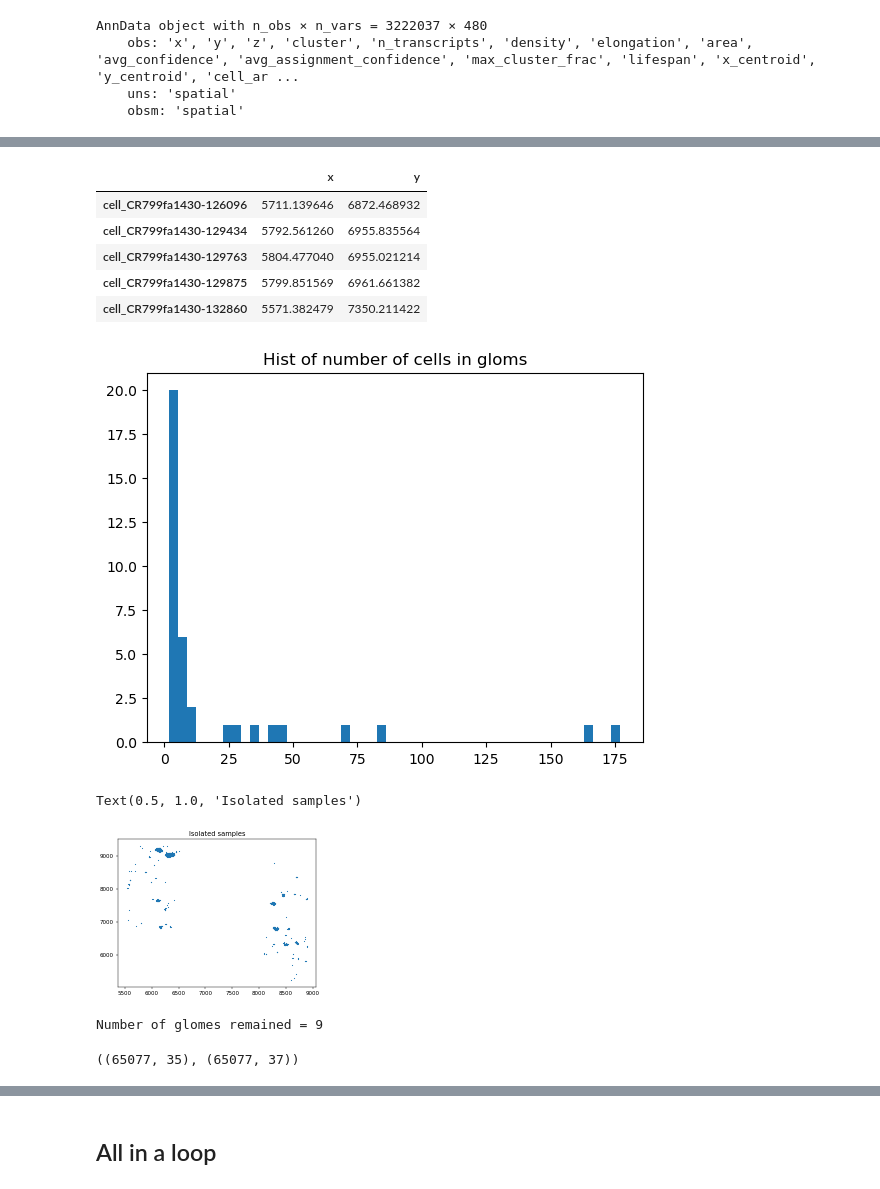
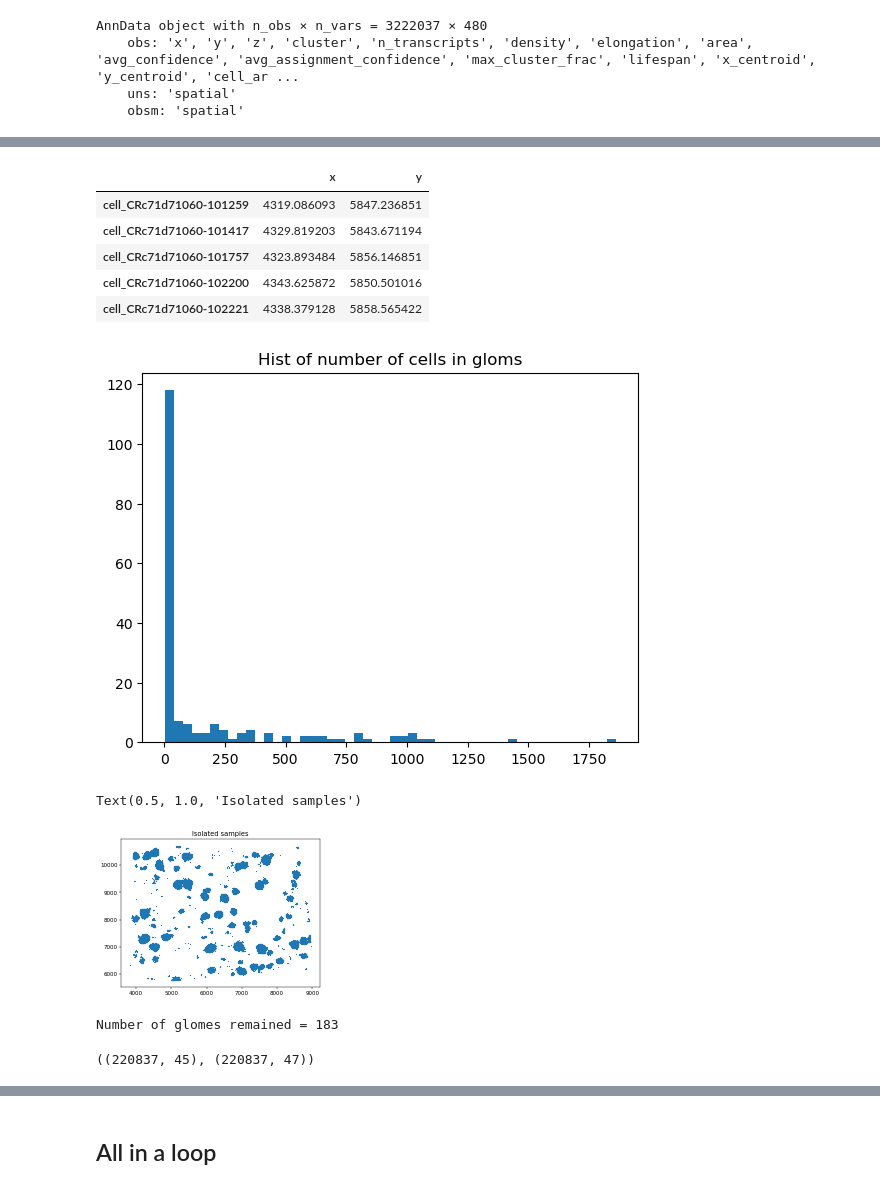
Before and after one commit to imsb-uke/xenium-cgn, a Jupyter notebook: notebooks/06_domain_identification/04_clean&number_gloms.ipynb, the cells around one changed output, grey strips where cells are left out. Saved outputs shown, nothing was run; the diff lists cells and outputs as text; code cells hidden in the pictures.

```diff
--- a/notebooks/06_domain_identification/04_clean&number_gloms.ipynb
+++ b/notebooks/06_domain_identification/04_clean&number_gloms.ipynb
@@ -44,6 +37,6 @@ threshol_set = {
 }
 # %%
-adata = sc.read_h5ad("data/adata_nichepca_all_with_domain.h5ad")
+adata = sc.read_h5ad("data/adata_nichepca_per_sample_with_domain_1.h5ad")
 adata = ad.AnnData(
     X=adata.X,
     obs=adata.obs,
@@ -80,57 +55,57 @@ list(sample_set)
 # %%
 ## Get glom locations
-i = 0
-sample = sample_set[i]
-sample = 'X13_GBM'
+# i = 0
+# sample = sample_set[i]
+sample = 'X21'
 
-adata_i = adata[adata.obs['Patient_Sample_ID'] == sample]
+adata_i = adata[adata.obs['sample'] == sample]
 df_glom_i = adata_i.obs.loc[adata_i.obs['domains'] == 'Glom.', ['x', 'y']]
 
 df_glom_i.head()
 # %% [output]
 |  | x | y |
-| cell_CR799fa1430-126096 | 5711.139646 | 6872.468932 |
-| cell_CR799fa1430-129434 | 5792.561260 | 6955.835564 |
-| cell_CR799fa1430-129763 | 5804.477040 | 6955.021214 |
-| cell_CR799fa1430-129875 | 5799.851569 | 6961.661382 |
-| cell_CR799fa1430-132860 | 5571.382479 | 7350.211422 |
+| cell_CRc71d71060-101259 | 4319.086093 | 5847.236851 |
+| cell_CRc71d71060-101417 | 4329.819203 | 5843.671194 |
+| cell_CRc71d71060-101757 | 4323.893484 | 5856.146851 |
+| cell_CRc71d71060-102200 | 4343.625872 | 5850.501016 |
+| cell_CRc71d71060-102221 | 4338.379128 | 5858.565422 |
 # %%
 # Cluster gloms
 ## Make a distnace matrix via KDTree
 coords = np.array(df_glom_i)
 kdtree = KDTree(coords)
-dist_mat = kdtree.sparse_distance_matrix(kdtree, max_distance=70)
+dist_mat = kdtree.sparse_distance_matrix(kdtree, max_distance=20)
 
 ## Convert into a "networkx" object
 edge_index = np.array(dist_mat.nonzero())
 G = nx.Graph()
 G.add_edges_from(edge_index.T)
 
 ## Get connected components
 cc = list(nx.connected_components(G))
 
 ## Plot hist for number of cells in gloms
 sizes = np.array([len(c) for c in cc])
 plt.hist(sizes, 50);
 plt.title("Hist of number of cells in gloms")
 plt.show()
 
 # plot
 dpi = 40
 plt.figure(dpi=dpi)
 plt.scatter(coords[:, 0], coords[:, 1], s=1, cmap="jet")
 plt.title("Isolated samples")
 # %% [output]
-[figure, old version]
+[figure, new version]
 Text(0.5, 1.0, 'Isolated samples')
-[figure, old version]
+[figure, new version]
 # %%
 # Set threshold
-threshold = [20, 800]
-remove_no = []
+threshold = [0, 8000]
+remove_no = [5,28,24,]
 
 # threshold = [0, 8000]
-# remove_no = []
+remove_no = []
 
 cc_filtered = [c for i, c in enumerate(cc) if (len(c) > threshold[0]) and (len(c) < threshold[1]) and (i not in remove_no)]
 
@@ -148,7 +123,7 @@ else:
                 glom_number.append(n)
                 break
 # %% [output]
-Number of glomes remained = 9
+Number of glomes remained = 183
 # %%
 # Make glom_adata "adata_glom" for sample i
 X_glom = adata_i.X[adata_i.obs['domains'] == 'Glom.', :].copy()
@@ -164,7 +139,7 @@ adata_glom.obs['glom_no'] = glom_number
 # %%
 # Add to the adata
 ## restrict adata to adata_i
-adata_i = adata[adata.obs['Patient_Sample_ID'] == sample].copy()
+adata_i = adata[adata.obs['sample'] == sample].copy()
 df_i = adata_glom.obs.copy()
 
 ## Merge df_gnn_i to adata_i.obs
@@ -175,7 +150,7 @@ merged_df = adata_i.obs.merge(df_i[['domain_tuned', 'glom_no']],
                               suffixes=('', '_nichepca'))
 adata_i.obs.shape, merged_df.shape
 # %% [output]
-((65077, 35), (65077, 37))
+((220837, 45), (220837, 47))
 # %%
 adata_i.obs = merged_df
 adata_i.obs.head()
```
Also changed, not shown: parts of 11 cells of this notebook, 14 other files.
